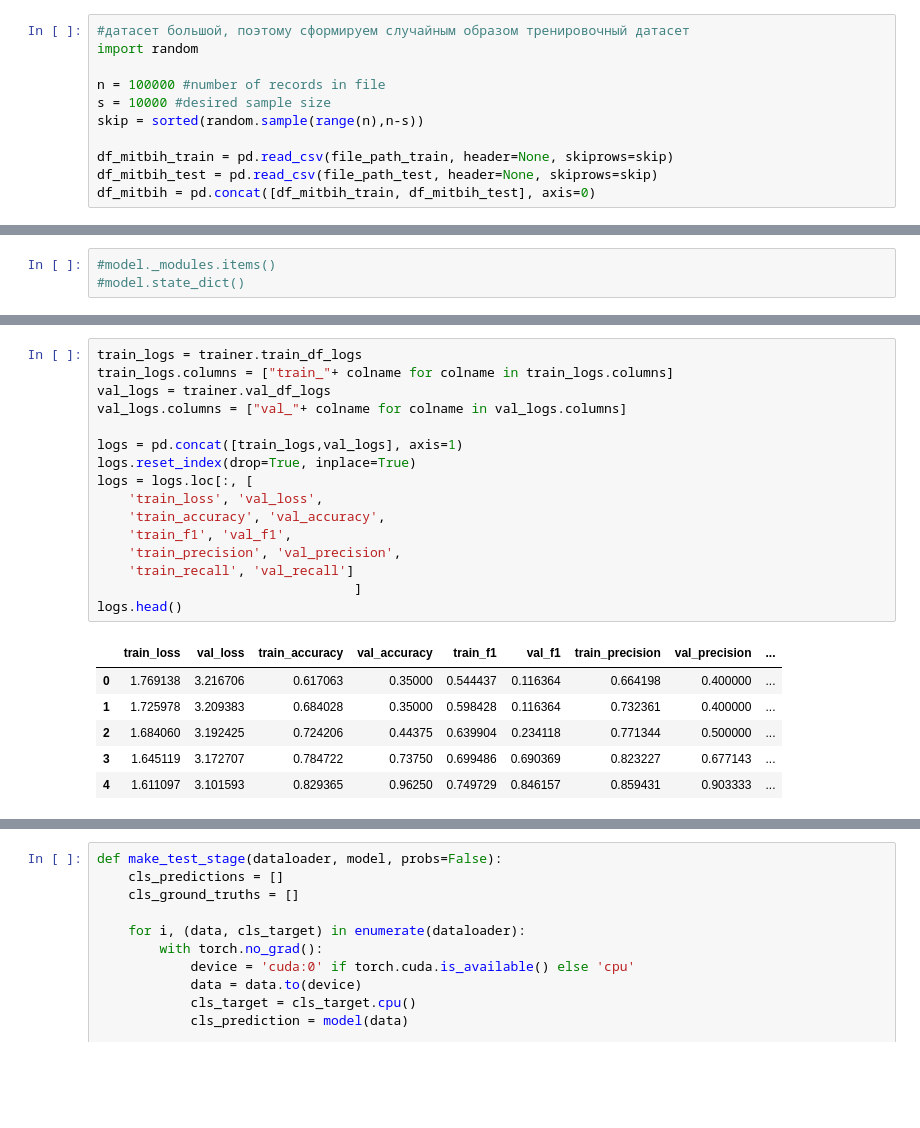
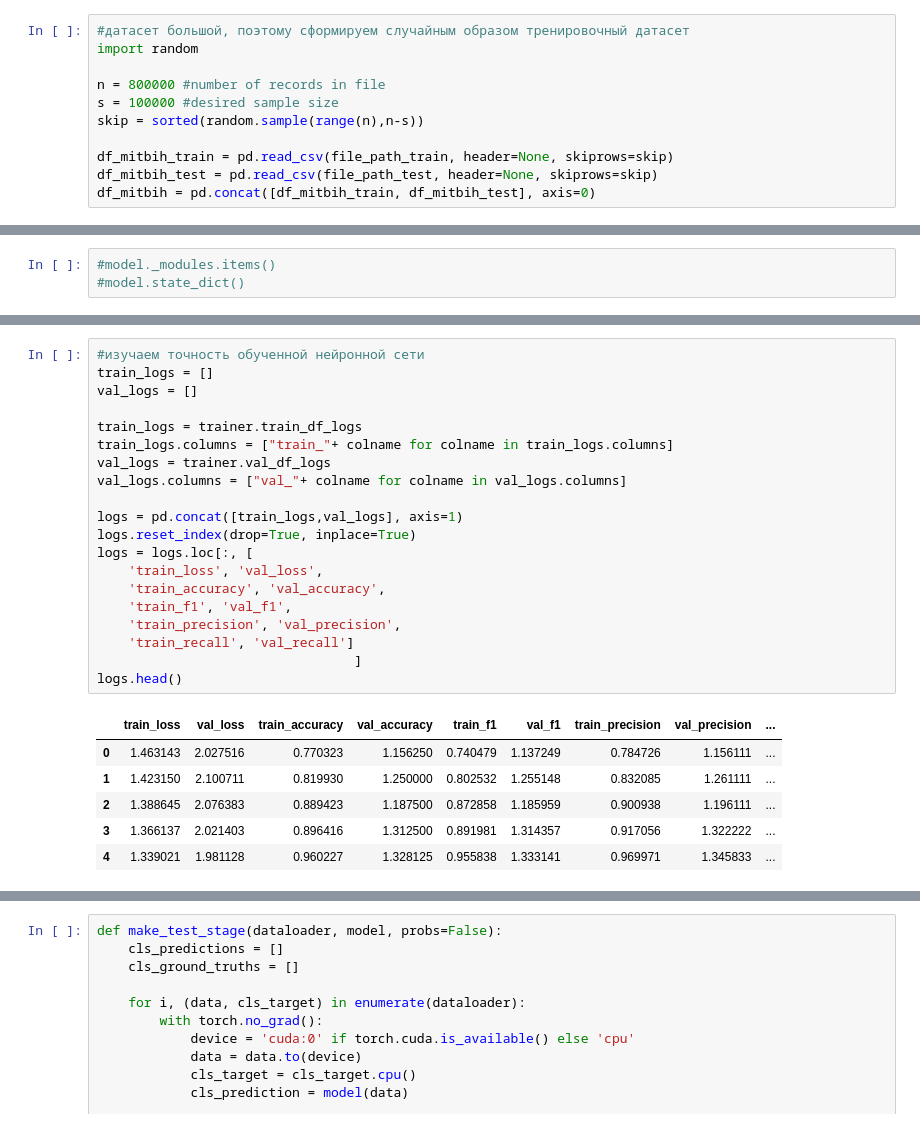
Before and after one commit to TAUforPython/BioMedAI, a Jupyter notebook: NN ECG LSTM CNN Attention classification.ipynb, the cells around one changed output, grey strips where cells are left out. Drawn from its saved outputs; the diff is of its cells as text; blank space fills up the shorter version.

```diff
--- a/NN ECG LSTM CNN Attention classification.ipynb
+++ b/NN ECG LSTM CNN Attention classification.ipynb
@@ -47,8 +47,8 @@ Drive already mounted at /content/drive; to attempt to forcibly remount, call dr
 #датасет большой, поэтому сформируем случайным образом тренировочный датасет
 import random
 
-n = 100000 #number of records in file
-s = 10000 #desired sample size
+n = 800000 #number of records in file
+s = 100000 #desired sample size
 skip = sorted(random.sample(range(n),n-s))
 
 df_mitbih_train = pd.read_csv(file_path_train, header=None, skiprows=skip)
@@ -639,26 +615,30 @@ CNN(
 # %%
+#изучаем точность обученной нейронной сети
+train_logs = []
+val_logs = []
+
 train_logs = trainer.train_df_logs
 train_logs.columns = ["train_"+ colname for colname in train_logs.columns]
 val_logs = trainer.val_df_logs
 val_logs.columns = ["val_"+ colname for colname in val_logs.columns]
 
 logs = pd.concat([train_logs,val_logs], axis=1)
 logs.reset_index(drop=True, inplace=True)
 logs = logs.loc[:, [
     'train_loss', 'val_loss',
     'train_accuracy', 'val_accuracy',
     'train_f1', 'val_f1',
     'train_precision', 'val_precision',
     'train_recall', 'val_recall']
                                  ]
 logs.head()
 # %% [output]
 |  | train_loss | val_loss | train_accuracy | val_accuracy | train_f1 | val_f1 | train_precision | val_precision | ... |
-| 0 | 1.769138 | 3.216706 | 0.617063 | 0.35000 | 0.544437 | 0.116364 | 0.664198 | 0.400000 | ... |
-| 1 | 1.725978 | 3.209383 | 0.684028 | 0.35000 | 0.598428 | 0.116364 | 0.732361 | 0.400000 | ... |
-| 2 | 1.684060 | 3.192425 | 0.724206 | 0.44375 | 0.639904 | 0.234118 | 0.771344 | 0.500000 | ... |
-| 3 | 1.645119 | 3.172707 | 0.784722 | 0.73750 | 0.699486 | 0.690369 | 0.823227 | 0.677143 | ... |
-| 4 | 1.611097 | 3.101593 | 0.829365 | 0.96250 | 0.749729 | 0.846157 | 0.859431 | 0.903333 | ... |
+| 0 | 1.463143 | 2.027516 | 0.770323 | 1.156250 | 0.740479 | 1.137249 | 0.784726 | 1.156111 | ... |
+| 1 | 1.423150 | 2.100711 | 0.819930 | 1.250000 | 0.802532 | 1.255148 | 0.832085 | 1.261111 | ... |
+| 2 | 1.388645 | 2.076383 | 0.889423 | 1.187500 | 0.872858 | 1.185959 | 0.900938 | 1.196111 | ... |
+| 3 | 1.366137 | 2.021403 | 0.896416 | 1.312500 | 0.891981 | 1.314357 | 0.917056 | 1.322222 | ... |
+| 4 | 1.339021 | 1.981128 | 0.960227 | 1.328125 | 0.955838 | 1.333141 | 0.969971 | 1.345833 | ... |
 # %%
 plt.plot(logs["train_accuracy"], label='train_accuracy')
 plt.plot(logs["val_accuracy"], label='val_accuracy' )
```
Also changed, not shown: parts of 14 cells of this notebook.
